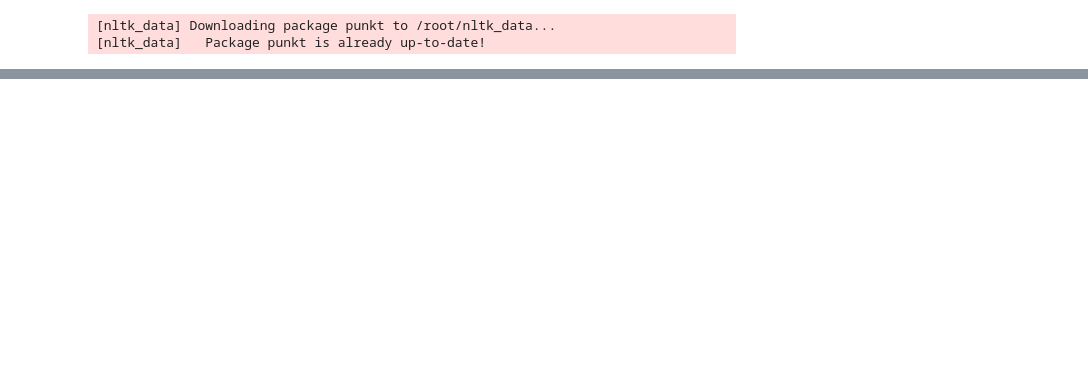
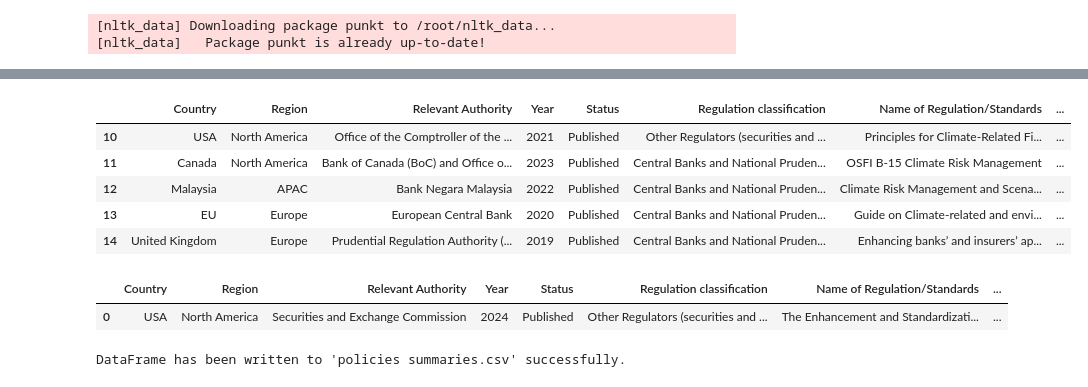
Before and after one commit to Pelumioluwa/Climate_Risk, a Jupyter notebook: Climate_Risk_Summarizer.ipynb, the cells around one changed output, grey strips where cells are left out. Drawn from its saved outputs; the diff is of its cells as text; code cells hidden in the pictures; blank space fills up the shorter version.

```diff
--- a/Climate_Risk_Summarizer.ipynb
+++ b/Climate_Risk_Summarizer.ipynb
@@ -437,0 +581,16 @@ Transition risk drivers may affect the viability of some business lines and lead
+# %%
+import pandas as pd
+
+csv_file_path = 'policies summaries.csv'
+#read df
+df = pd.read_csv(csv_file_path)
+
+# Print DataFrame
+df.tail()
+# %% [output]
+|  | Country | Region | Relevant Authority | Year | Status | Regulation classification | Name of Regulation/Standards | ... |
+| 10 | USA | North America | Office of the Comptroller of the ... | 2021 | Published | Other Regulators (securities and ... | Principles for Climate-Related Fi... | ... |
+| 11 | Canada | North America | Bank of Canada (BoC) and Office o... | 2023 | Published | Central Banks and National Pruden... | OSFI B-15 Climate Risk Management | ... |
+| 12 | Malaysia | APAC | Bank Negara Malaysia | 2022 | Published | Central Banks and National Pruden... | Climate Risk Management and Scena... | ... |
+| 13 | EU | Europe | European Central Bank | 2020 | Published | Central Banks and National Pruden... | Guide on Climate-related and envi... | ... |
+| 14 | United Kingdom | Europe | Prudential Regulation Authority (... | 2019 | Published | Central Banks and National Pruden... | Enhancing banks’ and insurers’ ap... | ... |
@@ -437,0 +613,19 @@ Transition risk drivers may affect the viability of some business lines and lead
+# %%
+#create df with summaries
+
+df2 = create_newdf('USA', 'North America','Securities and Exchange Commission', '2024', 'Published', 'Other Regulators (securities and policy bodies)','The Enhancement and Standardization of Climate-Related Disclosures for Investors',extractive_summary,abstractive_summary,summary)
+
+df2.head()
+# %% [output]
+|  | Country | Region | Relevant Authority | Year | Status | Regulation classification | Name of Regulation/Standards | ... |
+| 0 | USA | North America | Securities and Exchange Commission | 2024 | Published | Other Regulators (securities and ... | The Enhancement and Standardizati... | ... |
+# %%
+#merge both dfs and write in csv
+
+merged_df = pd.concat([df, df2], ignore_index=True)
+
+merged_df.to_csv(csv_file_path, index=False)
+
+print(f"DataFrame has been written to '{csv_file_path}' successfully.")
+# %% [output]
+DataFrame has been written to 'policies summaries.csv' successfully.
```
Also changed, not shown: parts of 53 cells of this notebook, 1 other file.
